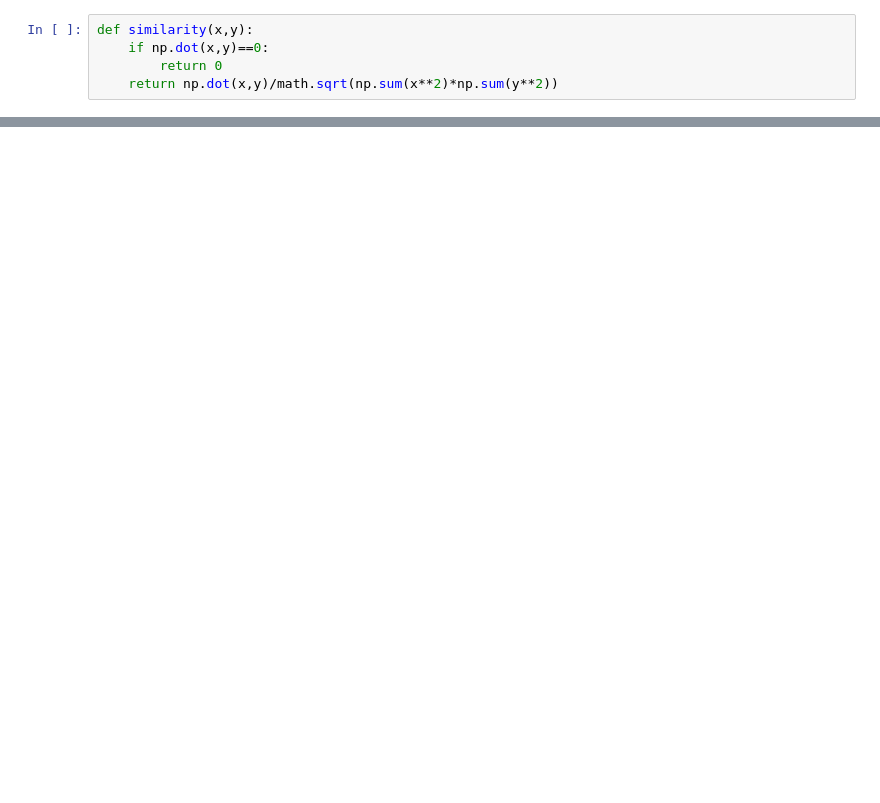
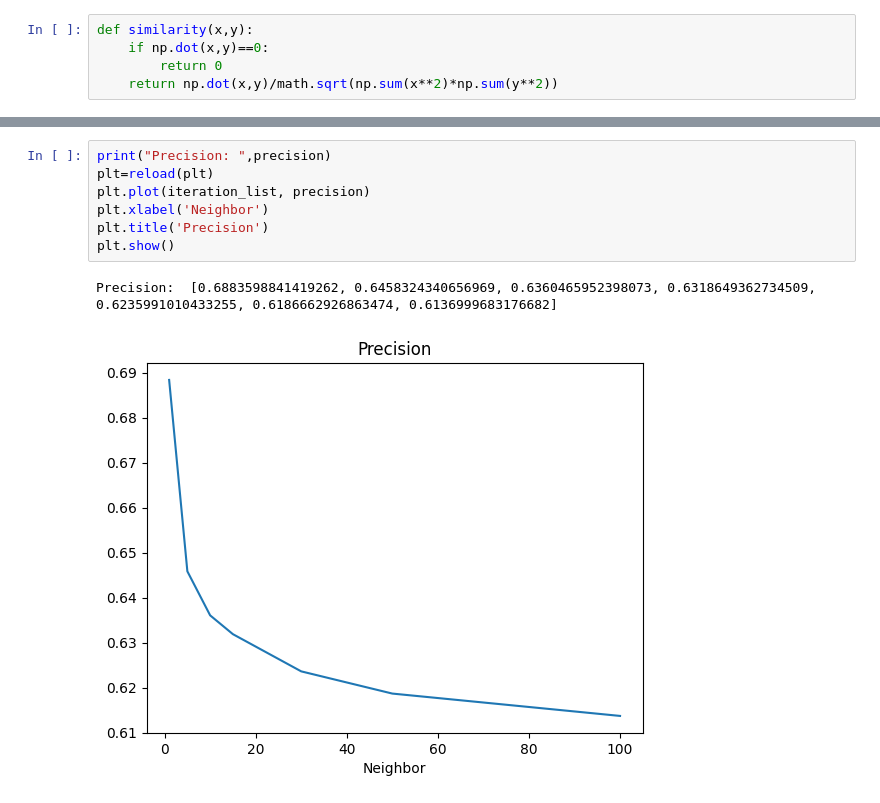
Before and after one commit to datht4889/MovieRecommender, a Jupyter notebook: src/Item_Item_ColaborativeFiltering.ipynb, the cells around one changed output, grey strips where cells are left out. Drawn from its saved outputs; the diff is of its cells as text; blank space fills up the shorter version.

```diff
--- a/src/Item_Item_ColaborativeFiltering.ipynb
+++ b/src/Item_Item_ColaborativeFiltering.ipynb
@@ -191,0 +171,10 @@ rmse
+# %%
+print("Precision: ",precision)
+plt=reload(plt)
+plt.plot(iteration_list, precision)
+plt.xlabel('Neighbor')
+plt.title('Precision')
+plt.show()
+# %% [output]
+Precision:  [0.6883598841419262, 0.6458324340656969, 0.6360465952398073, 0.6318649362734509, 0.6235991010433255, 0.6186662926863474, 0.6136999683176682]
+[figure, added]
```
Also changed, not shown: parts of 26 cells of this notebook, 11 other files.
